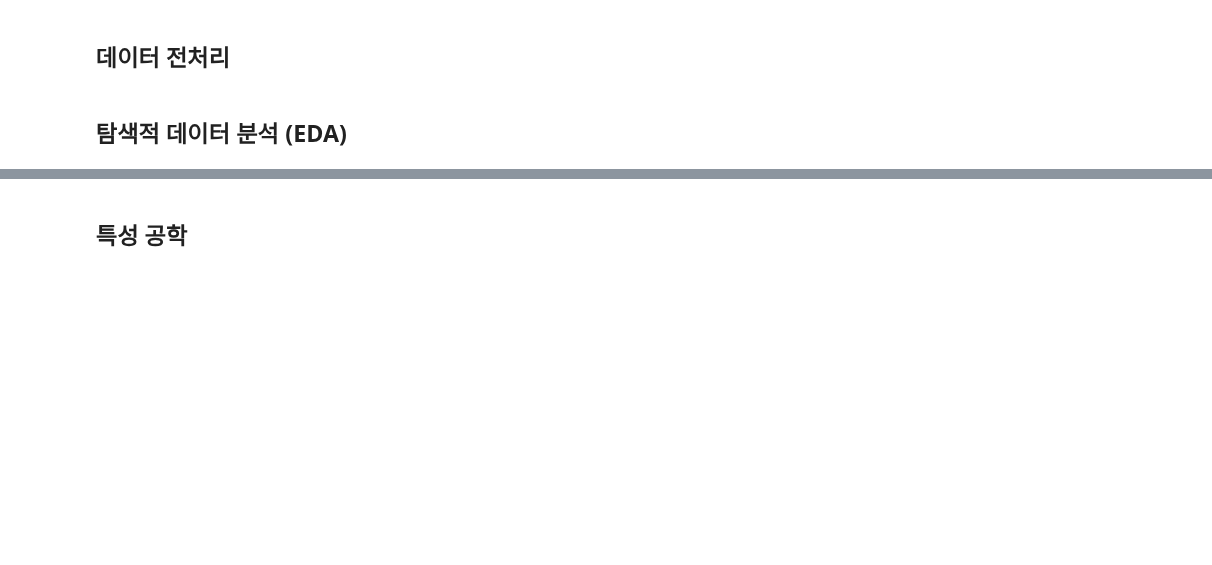
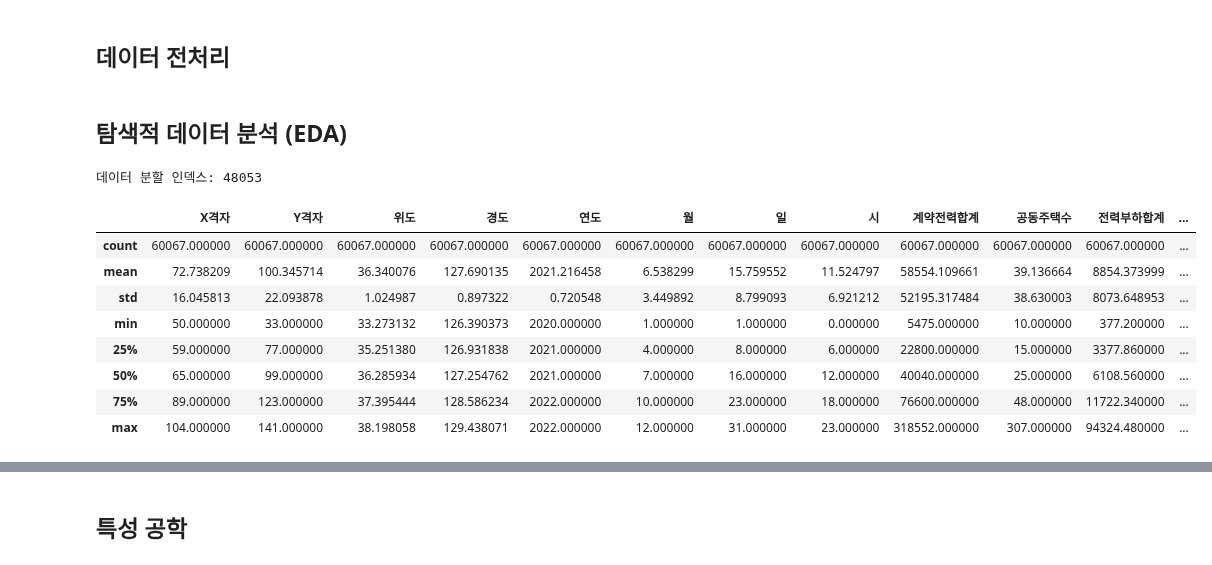
Before and after one commit to corazzon/OpenDataWrangling, a Jupyter notebook: kepco/kepco_ml.ipynb, the cells around one changed output, grey strips where cells are left out. Cells and saved outputs as stored; diff of their text form; code cells hidden in the pictures; blank space fills up the shorter version.

```diff
--- a/kepco/kepco_ml.ipynb
+++ b/kepco/kepco_ml.ipynb
@@ -63,3 +113,23 @@ df_processed.fillna(method='ffill', inplace=True)
 print("\n결측치 처리 완료.")
 # %% [markdown]
 ## 탐색적 데이터 분석 (EDA)
+# %%
+# 분석에 사용할 주요 변수 설정
+TARGET_COLUMN = '전력부하합계'
+split_index = int(len(df_processed) * 0.8)
+SPLIT_DATE = df_processed.index[split_index]
+print(f"데이터 분할 인덱스: {split_index}")
+# %% [output]
+데이터 분할 인덱스: 48053
+# %%
+df_processed.describe()
+# %% [output]
+|  | X격자 | Y격자 | 위도 | 경도 | 연도 | 월 | 일 | 시 | 계약전력합계 | 공동주택수 | 전력부하합계 | ... |
+| count | 60067.000000 | 60067.000000 | 60067.000000 | 60067.000000 | 60067.000000 | 60067.000000 | 60067.000000 | 60067.000000 | 60067.000000 | 60067.000000 | 60067.000000 | ... |
+| mean | 72.738209 | 100.345714 | 36.340076 | 127.690135 | 2021.216458 | 6.538299 | 15.759552 | 11.524797 | 58554.109661 | 39.136664 | 8854.373999 | ... |
+| std | 16.045813 | 22.093878 | 1.024987 | 0.897322 | 0.720548 | 3.449892 | 8.799093 | 6.921212 | 52195.317484 | 38.630003 | 8073.648953 | ... |
+| min | 50.000000 | 33.000000 | 33.273132 | 126.390373 | 2020.000000 | 1.000000 | 1.000000 | 0.000000 | 5475.000000 | 10.000000 | 377.200000 | ... |
+| 25% | 59.000000 | 77.000000 | 35.251380 | 126.931838 | 2021.000000 | 4.000000 | 8.000000 | 6.000000 | 22800.000000 | 15.000000 | 3377.860000 | ... |
+| 50% | 65.000000 | 99.000000 | 36.285934 | 127.254762 | 2021.000000 | 7.000000 | 16.000000 | 12.000000 | 40040.000000 | 25.000000 | 6108.560000 | ... |
+| 75% | 89.000000 | 123.000000 | 37.395444 | 128.586234 | 2022.000000 | 10.000000 | 23.000000 | 18.000000 | 76600.000000 | 48.000000 | 11722.340000 | ... |
+| max | 104.000000 | 141.000000 | 38.198058 | 129.438071 | 2022.000000 | 12.000000 | 31.000000 | 23.000000 | 318552.000000 | 307.000000 | 94324.480000 | ... |
```
Also changed, not shown: parts of 6 cells of this notebook.
